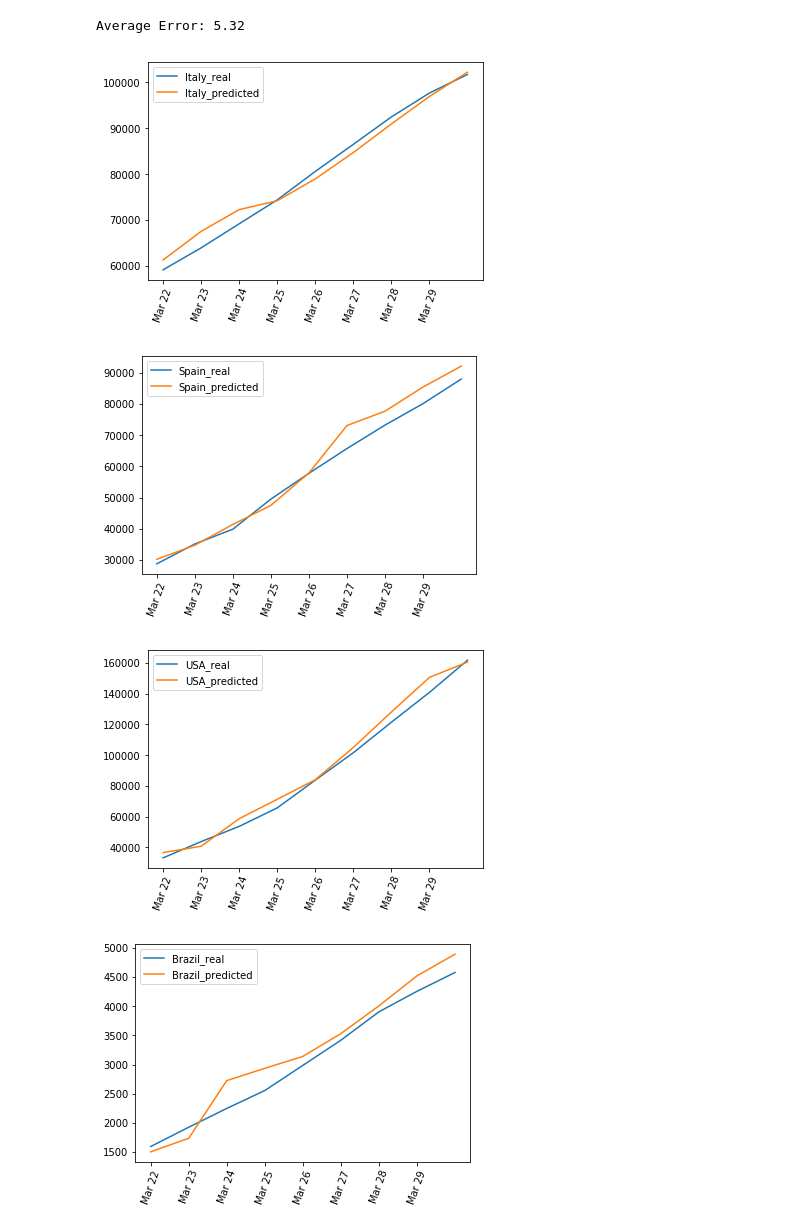
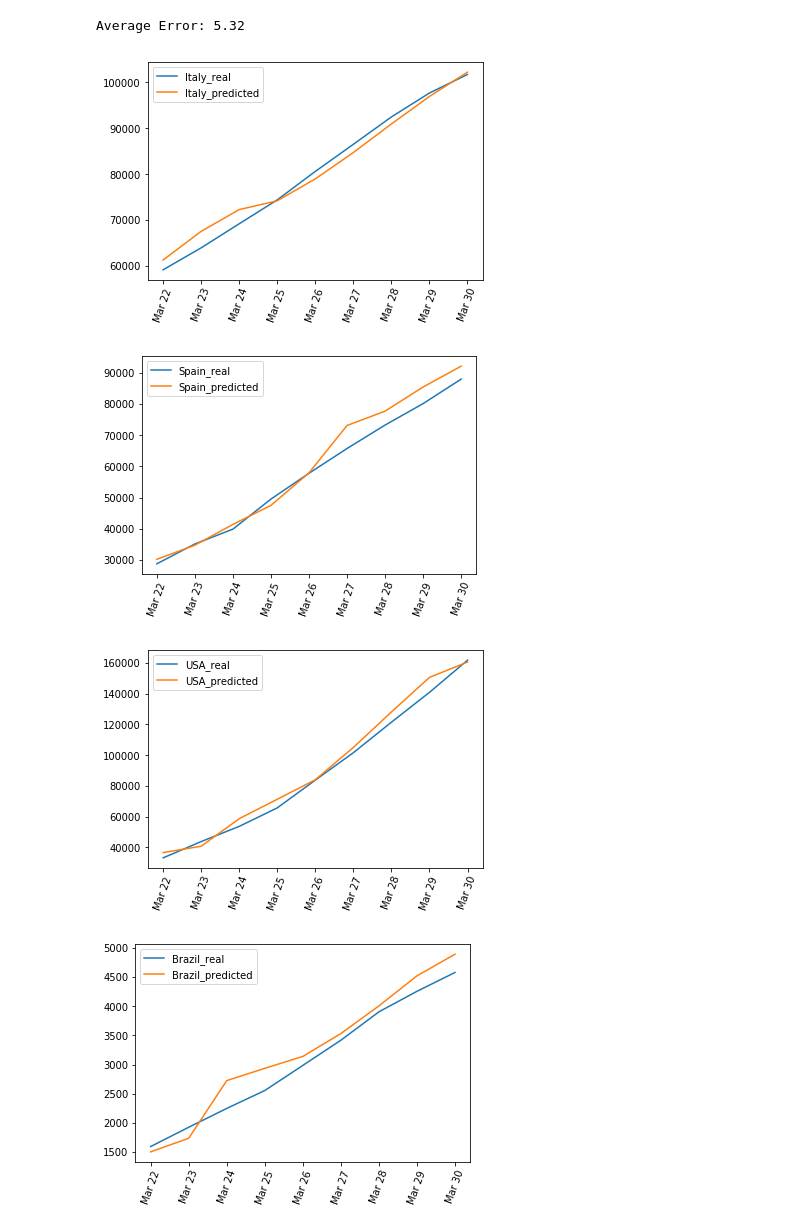
Before and after one commit to lucastsutsui/corona-prediction, a Jupyter notebook: realVsPredictedComparison.ipynb, the cells around one changed output. Drawn from its saved outputs; the diff is of its cells as text; code cells hidden in the pictures.

```diff
--- a/realVsPredictedComparison.ipynb
+++ b/realVsPredictedComparison.ipynb
@@ -16,35 +16,35 @@ Average Error: 5.32
 # Plot predicted vs. real values of confirmed cases for each country
 
 realData = dict()
 predData = dict()
 
 for country in ["Italy", "Spain", "USA", "Brazil"]:
     realData[country] = []
     predData[country] = []
 
 for i in range(int(len(dataset) / 2)):
     predData["Italy"].append(dataset[2 * i][0])
     realData["Italy"].append(dataset[(2 * i) + 1][0])
 
     predData["Spain"].append(dataset[2 * i][1])
     realData["Spain"].append(dataset[(2 * i) + 1][1])
 
     predData["USA"].append(dataset[2 * i][2])
     realData["USA"].append(dataset[(2 * i) + 1][2])
 
     predData["Brazil"].append(dataset[2 * i][3])
     realData["Brazil"].append(dataset[(2 * i) + 1][3])
 
-xlabel = ["Mar 22", "Mar 23", "Mar 24", "Mar 25", "Mar 26", "Mar 27", "Mar 28", "Mar 29"]
+xlabel = ["Mar 22", "Mar 23", "Mar 24", "Mar 25", "Mar 26", "Mar 27", "Mar 28", "Mar 29", "Mar 30"]
 
 for country in ["Italy", "Spain", "USA", "Brazil"]:
     plt.plot(realData[country], label=country + "_real")
     plt.plot(predData[country], label=country+"_predicted")
     plt.legend()
     plt.xticks(range(len(xlabel)), xlabel, rotation=70)
     plt.show()
 # %% [output]
-[figure, old version]
+[figure, new version]
-[figure, old version]
+[figure, new version]
-[figure, old version]
+[figure, new version]
-[figure, old version]
+[figure, new version]
```
